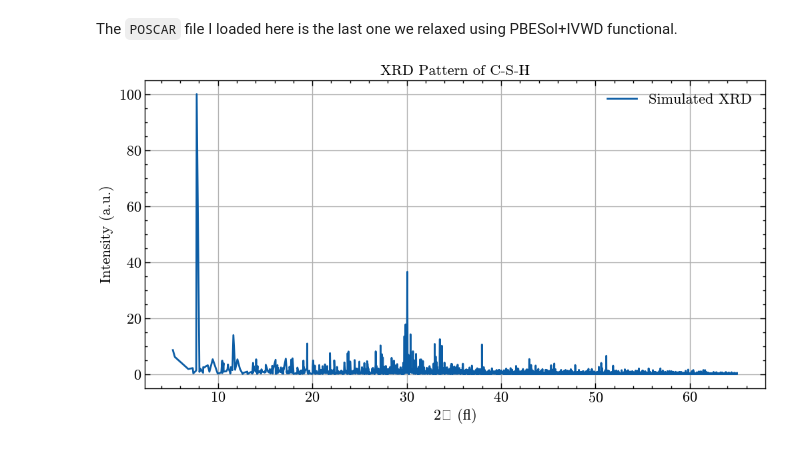
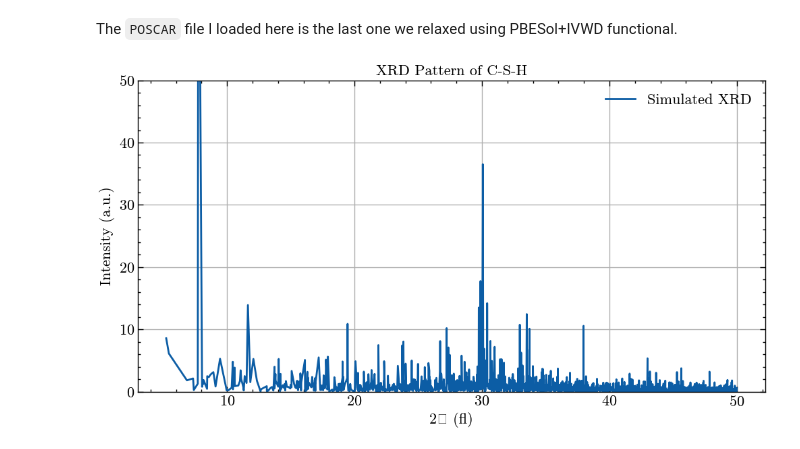
Before and after one commit to quantum-gabo/bachelor-thesis, a Jupyter notebook: notebooks/xrd-pymatgen.ipynb, the cells around one changed output. Saved outputs shown, nothing was run; the diff lists cells and outputs as text; code cells hidden in the pictures.

```diff
--- a/notebooks/xrd-pymatgen.ipynb
+++ b/notebooks/xrd-pymatgen.ipynb
@@ -17,16 +17,17 @@ csh_structure = Structure.from_file("../cluster-files/XRD/POSCAR")
 xrd = XRDCalculator(wavelength = "CuKa", symprec=0.5)
 # %%
 # Get pattern data
-pattern = xrd.get_pattern(csh_structure, two_theta_range=(5, 65), scaled = True)
+pattern = xrd.get_pattern(csh_structure, two_theta_range=(5, 50), scaled = True)
 # %%
 # Plot
 plt.figure(figsize=(12, 6))
 plt.plot(pattern.x, pattern.y, label="Simulated XRD")
 plt.xlabel("2θ (°)")
 plt.ylabel("Intensity (a.u.)")
 plt.title("XRD Pattern of C-S-H")
+plt.ylim(0, 50)
 plt.legend()
 plt.grid(True)
 plt.show()
 # %% [output]
-[figure, old version]
+[figure, new version]
```
Also changed, not shown: 13 other files.
